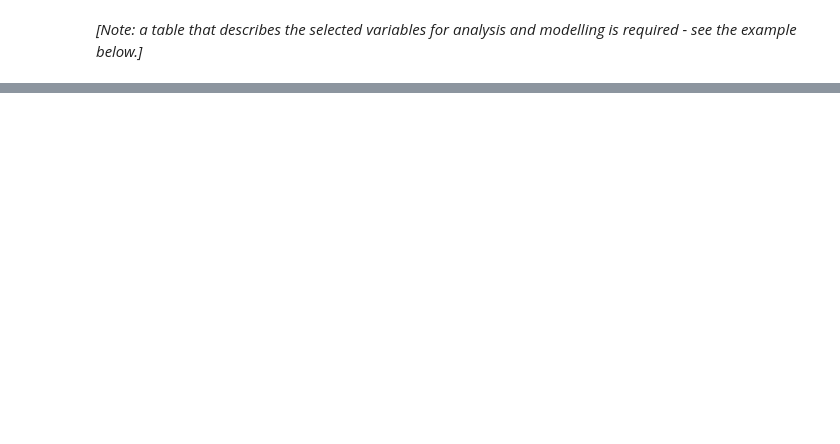
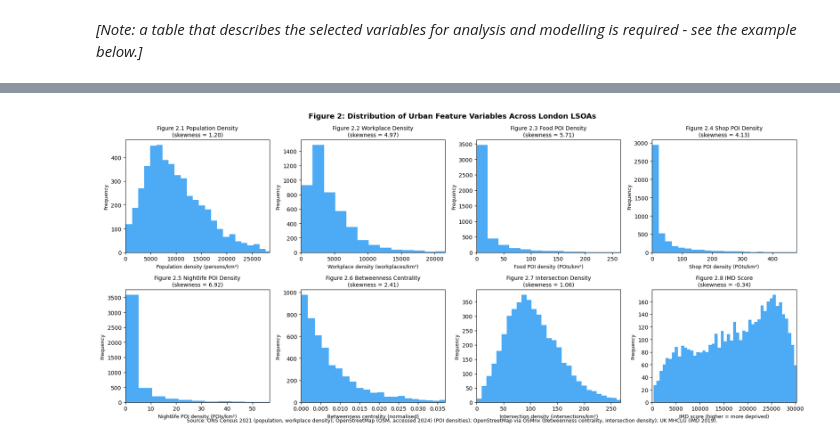
Before and after one commit to ChloeJing0616/DSSS, a Jupyter notebook: Template_submission_CASA0006.ipynb, the cells around one changed output, grey strips where cells are left out. Cells and saved outputs as stored; diff of their text form; code cells hidden in the pictures; blank space fills up the shorter version.

```diff
--- a/Template_submission_CASA0006.ipynb
+++ b/Template_submission_CASA0006.ipynb
@@ -55,0 +404,90 @@
+# %%
+# Figure 2: Distribution of Urban Feature Variables (X variables)
+# Examine raw distributions of all 8 predictor variables.
+# High skewness values confirm the need for log1p or rank transformation,
+# as applied in Data Processing. intersection_density and imd_score
+# are approximately normal/uniform and require no transformation.
+
+cols_x = [
+    'pop_density',
+    'workplace_density',
+    'food_poi_density',
+    'shop_poi_density',
+    'night_poi_density',
+    'betweenness',
+    'intersection_density',
+    'imd_score'
+]
+
+# Map each variable to its source dataframe
+source_df = {
+    'pop_density':          final_dataset,
+    'workplace_density':    final_dataset,
+    'food_poi_density':     final_dataset,
+    'shop_poi_density':     final_dataset,
+    'night_poi_density':    final_dataset,
+    'betweenness':          final_dataset,
+    'intersection_density': final_dataset,
+    'imd_score':            imd
+}
+
+titles = {
+    'pop_density':          'Population Density',
+    'workplace_density':    'Workplace Density',
+    'food_poi_density':     'Food POI Density',
+    'shop_poi_density':     'Shop POI Density',
+    'night_poi_density':    'Nightlife POI Density',
+    'betweenness':          'Betweenness Centrality',
+    'intersection_density': 'Intersection Density',
+    'imd_score':            'IMD Score'
+}
+
+xlabels = {
+    'pop_density':          'Population density (persons/km²)',
+    'workplace_density':    'Workplace density (workplaces/km²)',
+    'food_poi_density':     'Food POI density (POIs/km²)',
+    'shop_poi_density':     'Shop POI density (POIs/km²)',
+    'night_poi_density':    'Nightlife POI density (POIs/km²)',
+    'betweenness':          'Betweenness centrality (normalised)',
+    'intersection_density': 'Intersection density (intersections/km²)',
+    'imd_score':            'IMD score (higher = more deprived)'
+}
+
+fig, axes = plt.subplots(2, 4, figsize=(18, 8))
+fig.suptitle(
+    "Figure 2: Distribution of Urban Feature Variables Across London LSOAs",
+    fontsize=13, fontweight='bold'
+)
+
+for i, col in enumerate(cols_x):
+    ax   = axes[i // 4, i % 4]
+    data = source_df[col][col].dropna()
+    skew = data.skew()
+    ax.hist(data, bins=50, color='#2196F3', alpha=0.8)
+    ax.set_title(
+        f"Figure 2.{i+1} {titles[col]}\n(skewness = {skew:.2f})",
+        fontsize=10
+    )
+    ax.set_xlabel(xlabels[col], fontsize=9)
+    ax.set_ylabel("Frequency", fontsize=9)
+    # Clip x-axis at 99th percentile to suppress extreme outliers
+    ax.set_xlim(0, data.quantile(0.99))
+
+plt.tight_layout()
+plt.figtext(
+    0.5, 0.01,
+    "Source: ONS Census 2021 (population, workplace density); "
+    "OpenStreetMap (OSM, accessed 2024) (POI densities); "
+    "OpenStreetMap via OSMnx (betweenness centrality, intersection density); "
+    "UK MHCLG (IMD 2019).",
+    ha="center", fontsize=9
+)
+plt.show()
+
+# Skewness values guide transformation decisions in Data Processing
+print("\n── Figure 2: Skewness Summary ──")
+for col in cols_x:
+    data = source_df[col][col].dropna()
+    print(f"  {titles[col]:25s}: skewness = {data.skew():.2f}")
+# %% [output]
+[figure, added]
```
Also changed, not shown: parts of 60 cells of this notebook.
